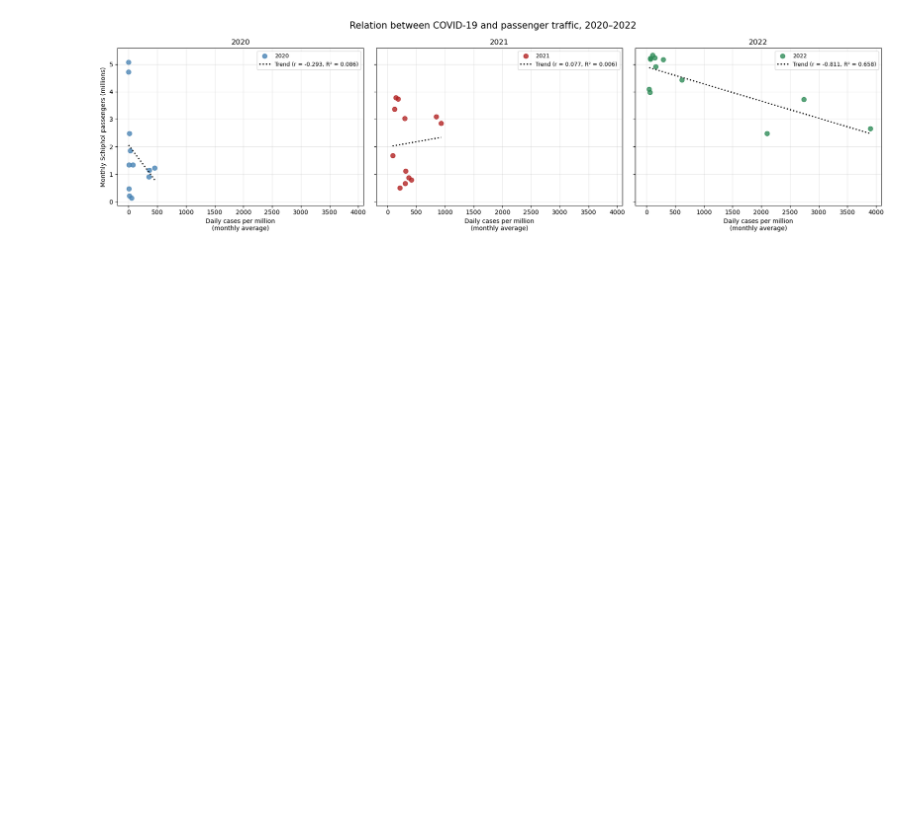
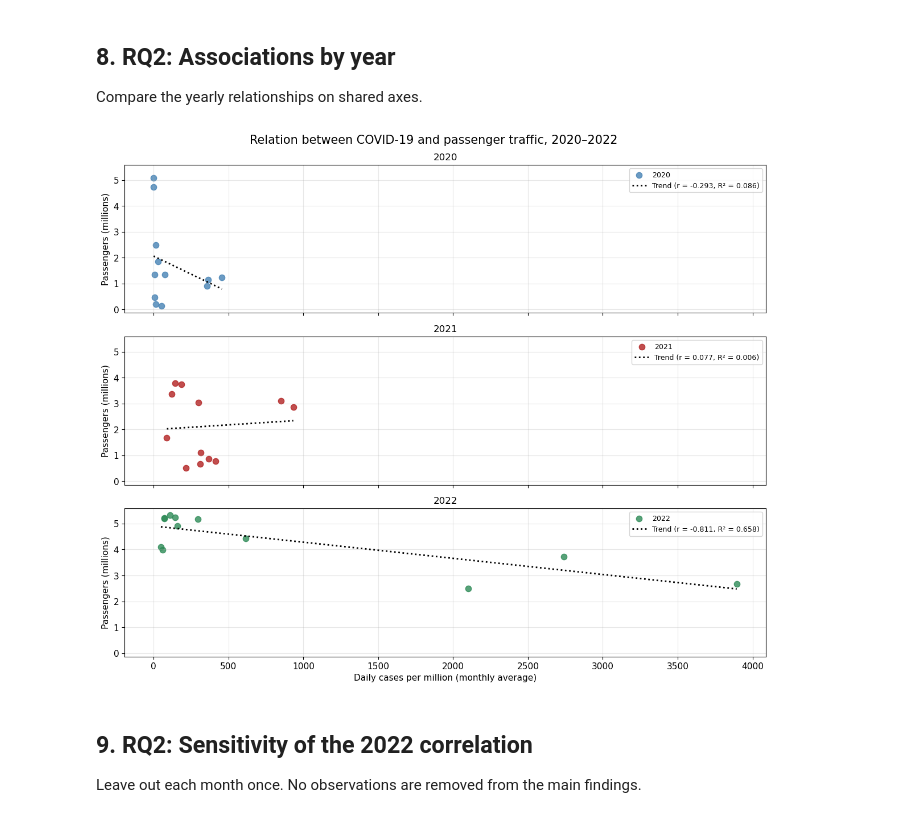
Before and after one commit to ElineLandman/Python-project-group-24, a Jupyter notebook: analysis_in_vscode.ipynb, the cells around one changed output. Saved outputs shown, nothing was run; the diff lists cells and outputs as text; code cells hidden in the pictures; blank space fills up the shorter version.

```diff
--- a/analysis_in_vscode.ipynb
+++ b/analysis_in_vscode.ipynb
@@ -234,15 +543,19 @@ plt.show()
+# %% [markdown]
+## 8. RQ2: Associations by year
+
+Compare the yearly relationships on shared axes.
 # %%
 fig, axes = plt.subplots(
-    1, 3, figsize=(18, 5), sharex=True, sharey=True
+    3, 1, figsize=(12, 10), sharex=True, sharey=True
 )
 
-for ax, jaar, kleur in zip(
+for ax, year, colour in zip(
     axes,
     [2020, 2021, 2022],
     ["steelblue", "firebrick", "seagreen"]
 ):
-    data = pandemie.loc[
-        pandemie["Jaar"] == jaar,
+    data = pandemic.loc[
+        pandemic["Jaar"] == year,
         ["Covid_per_miljoen", "Totaal"]
     ].dropna()
 
@@ -251,53 +564,45 @@ for ax, jaar, kleur in zip(
 
     ax.scatter(
         x,
         y,
-        label=str(jaar),
-        color=kleur,
+        label=str(year),
+        color=colour,
         s=55,
         alpha=0.8
     )
 
-    helling, intercept = np.polyfit(x, y, 1)
-    voorspeld = helling * x + intercept
-    ss_tot = np.sum((y - y.mean()) ** 2)
-    r2 = (
-        1 - np.sum((y - voorspeld) ** 2) / ss_tot
-        if ss_tot > 0 else np.nan
-    )
-
-    x_lijn = np.linspace(x.min(), x.max(), 100)
-    r = np.corrcoef(x, y)[0, 1]
+    slope, intercept, r, r2 = linear_summary(x, y)
+    x_line = np.linspace(x.min(), x.max(), 100)
 
     ax.plot(
-        x_lijn,
-        helling * x_lijn + intercept,
+        x_line,
+        slope * x_line + intercept,
         label=f"Trend (r = {r:.3f}, R² = {r2:.3f})",
         color="black",
         linestyle=":",
         linewidth=2
     )
 
-    ax.set_title(str(jaar))
-    ax.set_xlabel("Daily cases per million\n(monthly average)")
+    ax.set_title(str(year))
+    ax.set_ylabel("Passengers (millions)")
     ax.legend(fontsize=9)
     ax.grid(alpha=0.3)
 
-axes[0].set_ylabel("Monthly Schiphol passengers (millions)")
+axes[-1].set_xlabel("Daily cases per million (monthly average)")
 
 fig.suptitle(
     "Relation between COVID-19 and passenger traffic, 2020–2022",
     fontsize=15
 )
 
 Path("figure").mkdir(exist_ok=True)
 
 fig.tight_layout()
-fig.savefig(
-    "figure/covid_passengers_per_year.png",
-    dpi=300,
-    bbox_inches="tight"
-)
+save_figure(fig, "covid_passengers_per_year.png")
 plt.show()
 # %% [output]
-[figure, old version]
+[figure, new version]
+# %% [markdown]
+## 9. RQ2: Sensitivity of the 2022 correlation
+
+Leave out each month once. No observations are removed from the main findings.
```
Also changed, not shown: parts of 32 cells of this notebook, 27 other files.
